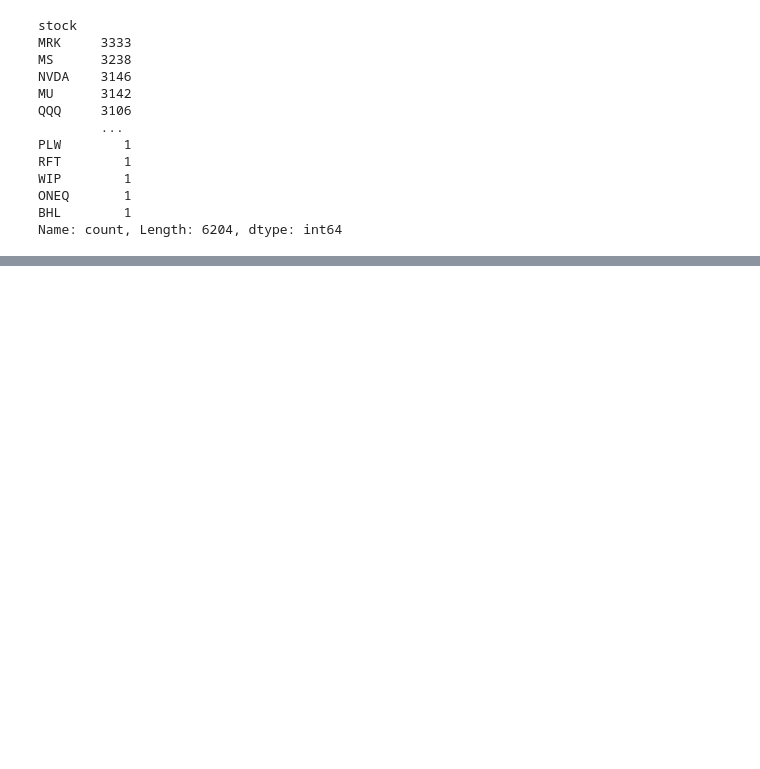
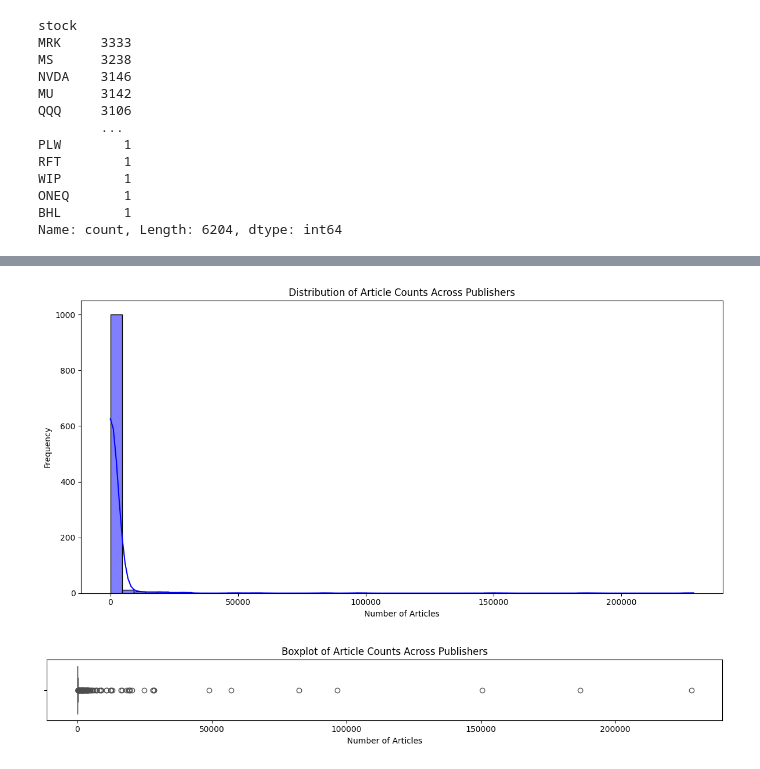
Before and after one commit to helina1abebe/finance-sentiment-analysis, a Jupyter notebook: notebooks/Headline_EDA.ipynb, the cells around one changed output, grey strips where cells are left out. Drawn from its saved outputs; the diff is of its cells as text; code cells hidden in the pictures; blank space fills up the shorter version.

```diff
--- a/notebooks/Headline_EDA.ipynb
+++ b/notebooks/Headline_EDA.ipynb
@@ -193,6 +80,0 @@ plt.show()
-# %%
-# Parse dates from the 'date' column
-df['parse_date'] = pd.to_datetime(df['date'], errors='coerce')
-
-# Confirm the column is created
-print(df['parse_date'].head())
@@ -461,14 +80,0 @@ Name: headline, dtype: float64
-# %%
-# Extract domain from email-like publisher names
-def extract_domain(publisher):
-    if '@' in publisher:
-        return publisher.split('@')[-1].lower()
-    return None
-
-df['publisher_domain'] = df['publisher'].apply(extract_domain)
-
-# Count frequencies of unique domains
-domain_counts = df['publisher_domain'].value_counts().dropna()
-
-print("Top 20 publisher email domains by article count:")
-print(domain_counts.head(20))
@@ -497,0 +124,20 @@ plt.show()
+# %%
+# Plot overall distribution of article counts using a histogram
+plt.figure(figsize=(12,6))
+sns.histplot(publisher_counts, bins=50, kde=True, color='blue')
+plt.title('Distribution of Article Counts Across Publishers')
+plt.xlabel('Number of Articles')
+plt.ylabel('Frequency')
+plt.tight_layout()
+plt.show()
+
+# Plot overall distribution of article counts using a boxplot
+plt.figure(figsize=(12,2))
+sns.boxplot(x=publisher_counts, color='orange')
+plt.title('Boxplot of Article Counts Across Publishers')
+plt.xlabel('Number of Articles')
+plt.tight_layout()
+plt.show()
+# %% [output]
+[figure, added]
+[figure, added]
```
Also changed, not shown: parts of 94 cells of this notebook.
